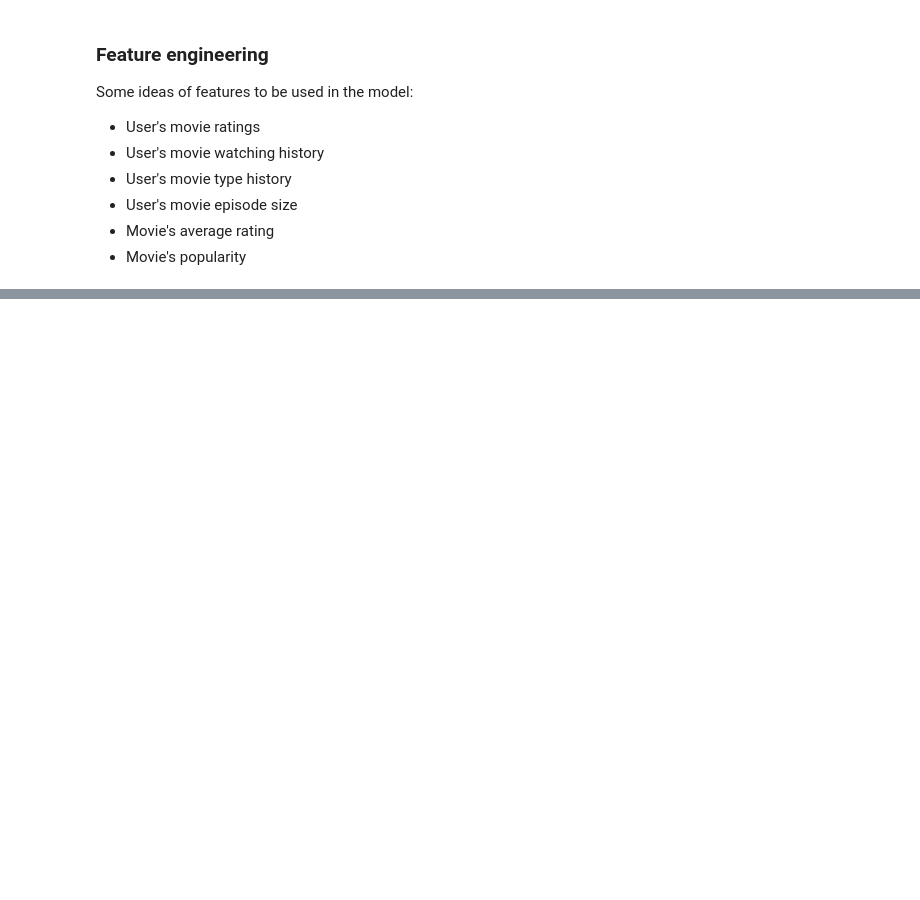
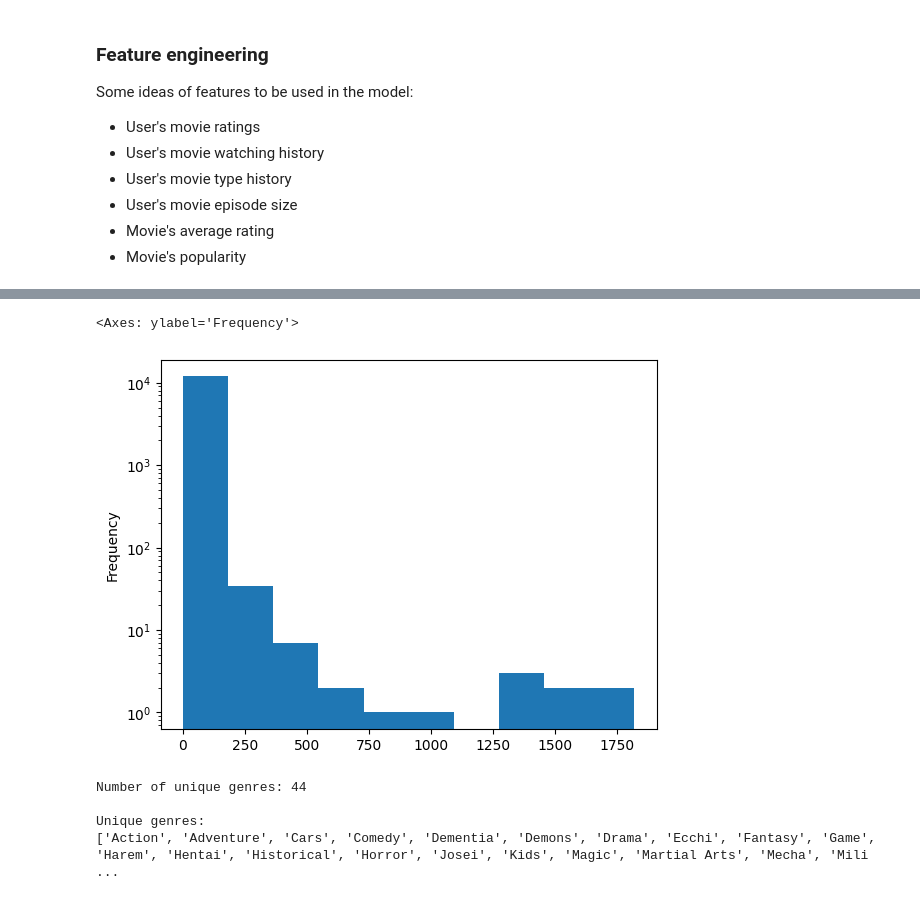
Before and after one commit to brenorb/llm_recommendation, a Jupyter notebook: line_of_thought.ipynb, the cells around one changed output, grey strips where cells are left out. Saved outputs shown, nothing was run; the diff lists cells and outputs as text; code cells hidden in the pictures; blank space fills up the shorter version.

```diff
--- a/line_of_thought.ipynb
+++ b/line_of_thought.ipynb
@@ -119,0 +115,10 @@ clf = decomposition.NMF(n_components=d, random_state=1)
+# %%
+# Import ratings and anime data
+ratings = pd.read_csv('rating.csv')
+anime = pd.read_csv('anime.csv')
+
+# Explore ratings dataframe
+print("Ratings:")
+print(ratings.head())
+ratings.info()
+ratings.describe()
@@ -119,0 +213,15 @@ clf = decomposition.NMF(n_components=d, random_state=1)
+# %%
+# Replace "Unknown" in episodes with -1 and convert to int
+anime['episodes'] = anime['episodes'].replace('Unknown', '-1')
+anime['episodes'] = anime['episodes'].astype(int)
+
+# Fill NaN genres and types with "Unknown"
+anime['genre'] = anime['genre'].fillna('Unknown')
+anime['type'] = anime['type'].fillna('Unknown')
+
+# Fill NaN ratings with -1
+anime['rating'] = anime['rating'].fillna(-1)
+
+# Verify changes
+print("Updated anime DataFrame info:")
+anime.describe()
@@ -119,0 +239,19 @@ clf = decomposition.NMF(n_components=d, random_state=1)
+# %%
+# anime['episodes'].sort_values(ascending=False).head(25)
+anime[anime['episodes'] > 0]['episodes'].plot(kind='hist', logy=True)
+# %% [output]
+<Axes: ylabel='Frequency'>
+[figure, added]
+# %%
+# Extract all unique genres from anime
+all_genres = anime['genre'].dropna().str.split(',')
+unique_genres = set([genre.strip() for genres in all_genres for genre in genres])
+
+print("Number of unique genres:", len(unique_genres))
+print("\nUnique genres:")
+print(sorted(unique_genres))
+# %% [output]
+Number of unique genres: 44
+
+Unique genres:
+['Action', 'Adventure', 'Cars', 'Comedy', 'Dementia', 'Demons', 'Drama', 'Ecchi', 'Fantasy', 'Game', 'Harem', 'Hentai', 'Historical', 'Horror', 'Josei', 'Kids', 'Magic', 'Martial Arts', 'Mecha', 'Mili ...
```
Also changed, not shown: parts of 33 cells of this notebook, 2 other files.
